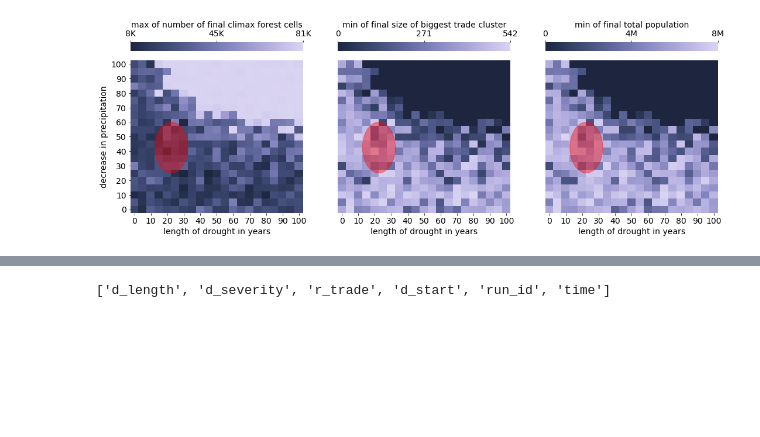
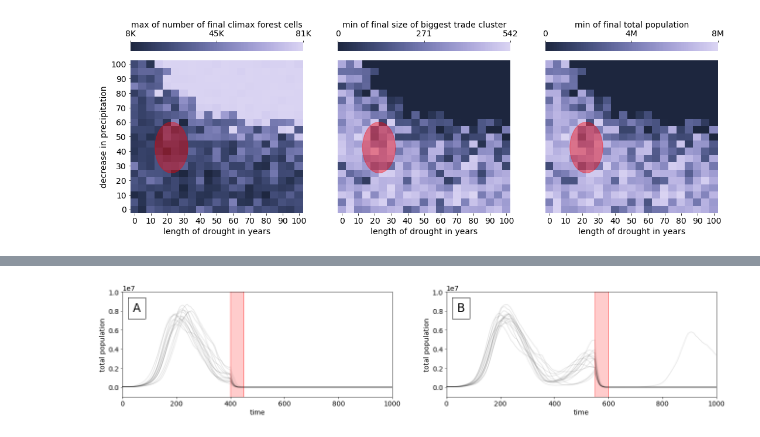
Before and after one commit to jakobkolb/Mayasim, a Jupyter notebook: Evaluation_Notebooks/X9_Stability_analysis.ipynb, the cells around one changed output, grey strips where cells are left out. Cells and saved outputs as stored; diff of their text form; code cells hidden in the pictures; blank space fills up the shorter version.

```diff
--- a/Evaluation_Notebooks/X9_Stability_analysis.ipynb
+++ b/Evaluation_Notebooks/X9_Stability_analysis.ipynb
@@ -317,4 +172,45 @@ KeyError: 'time'
-# %%
-print(['d_length', 'd_severity', 'r_trade', 'd_start', 'run_id'] + ['time'])
-# %% [output]
-['d_length', 'd_severity', 'r_trade', 'd_start', 'run_id', 'time']
+# %%
+# plot trajectories for different beginning of drought
+d_severity = 90
+d_length = 50
+d_starts = [400, 550]
+annotations = ['A', 'B']
+
+def add_at(ax, t, loc=2):
+    fp = dict(size=24)
+    _at = AnchoredText(t, loc=loc, prop=fp, )
+    ax.add_artist(_at)
+    return _at
+
+pylab.rcParams['figure.figsize'] = (22, 4)
+
+obs = ['mean_soil_degradation', 'forest_state_3_cells', 'total_population'][2]
+
+fig, ax = plt.subplots(ncols=2)
+
+for d_start, ax, ann in zip(d_starts, ax, annotations):
+    with pd.HDFStore('/home/jakob/Project_MayaSim/output_data/X9_stability_analysis/results/all_trajectories.df5') as store:
+        df = store.select('d1', where=f'd_severity={d_severity} & d_length = {d_length} & r_trade=6000 & d_start={d_start}', columns=[obs])
+        dft = df
+    dft.index = df.index.droplevel(['r_trade', 'd_severity'])
+
+    ax.set_xlabel('time')
+    ax.set_ylabel('total population')
+
+    # plot trajectories
+    dft.unstack(['d_length', 'run_id', 'd_start']).plot(legend=False, alpha=0.1, color='black', ax=ax)
+
+    # mark drought area
+    ax.fill_betweenx(np.arange(-int(.1e7), int(1.e7),10), d_start, d_start+d_length, color='r', alpha=.2)
+    ax.axvline(d_start, color='r', alpha=.3)
+    ax.axvline(d_start+d_length, color='r', alpha=.3)
+
+    # adjust axis limits
+    ax.set_xlim([0,1000])
+    ax.set_ylim([-int(.1e7), int(1.e7)])
+    at = add_at(ax, ann)
+
+fig.savefig(f'population_with_drought.pdf')
+fig.savefig(f'population for d_length = {d_length}, d_severity = {d_severity}, d_start = {d_start}.png')
+# %% [output]
+[figure, added]
```
Also changed, not shown: parts of 15 cells of this notebook, 3 other files.
